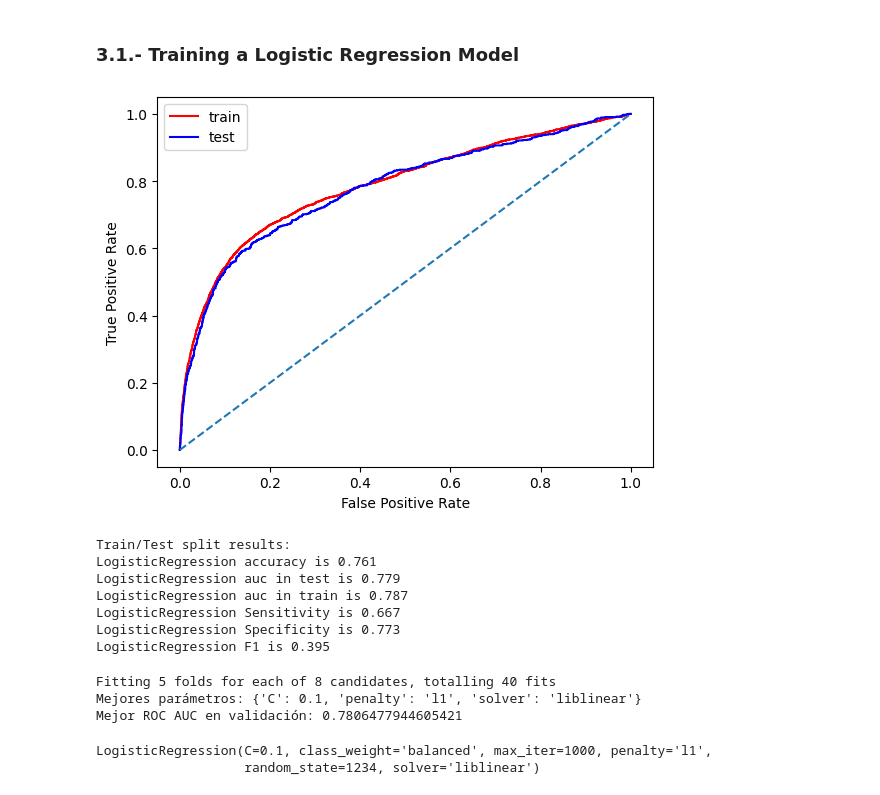
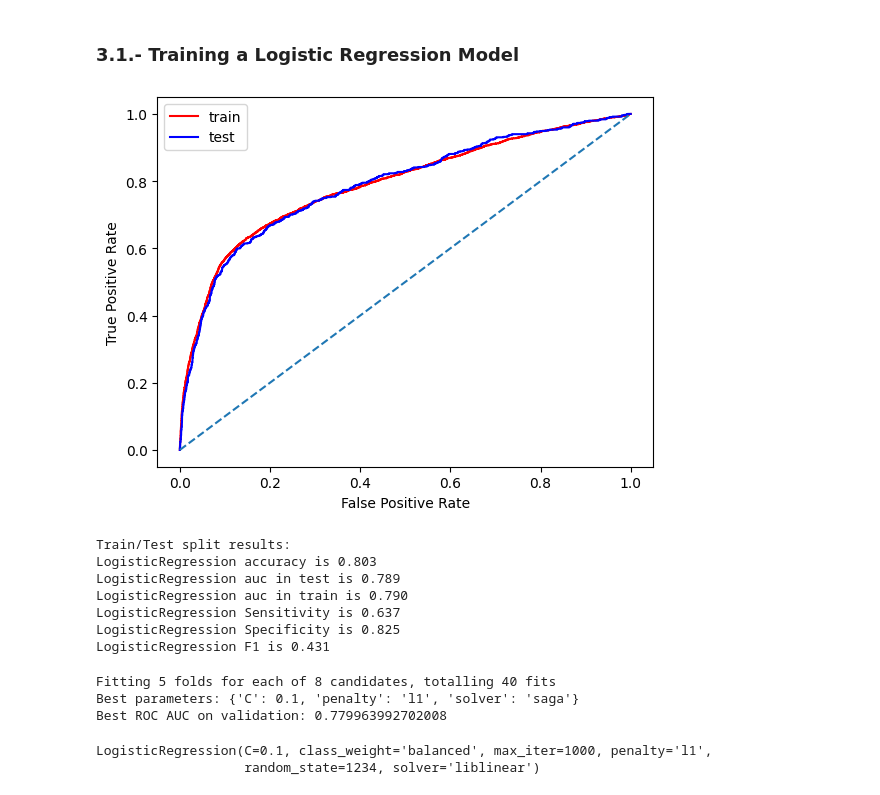
Before and after one commit to marcemir/MLAdvancedProject, a Jupyter notebook: 2410_kaggle_bank_campaingMarcelo.ipynb, the cells around one changed output. Saved outputs shown, nothing was run; the diff lists cells and outputs as text; code cells hidden in the pictures.

```diff
--- a/2410_kaggle_bank_campaingMarcelo.ipynb
+++ b/2410_kaggle_bank_campaingMarcelo.ipynb
@@ -532,9 +570,12 @@ X_train.shape, X_test.shape, y_train.shape, y_test.shape
 # %%
 # Definign the categorical columns for one-hot encoding
-categorical_columns = ['job', 'contact', 'marital_status', 'education_level', 'housing_type', 'day_of_week','is_default','loan']
+one_hot_columns = ['housing_type', 'day_of_week','loan']
+
+#Defining the categorical columns for Target encoding
+targ_enc_columns =['marital_status', 'education_level','is_default','contact']
 
 # Definign the categorical columns for WOE encoding
-woe_columns = ['month', 'poutcome']
+woe_columns = ['month', 'poutcome', 'job']
 
 # Definign the continuous columns for standard scaling
-continuous_columns = ['age', 'campaign', 'prev_days', 'prev_contacts', 'emp_var_rate', 'cons_price_idx', 'cons_conf_idx', 'euribor3m', 'nr_employed']
+continuous_columns = ['age', 'campaing', 'previous', 'emp_var_rate', 'cons_price_index', 'cons_conf_index', 'euribor_3m', 'n_employed']
@@ -661,0 +697,25 @@ train_transformed = train_df[['age','campaing','pdays',
+# %%
+# Function to transform Train and Test data using the defined encoders
+
+def encoding_data (X_train, y_train, X_test):
+
+    X_train_enc = X_train.copy()
+    X_test_enc = X_test.copy()
+
+
+    # Applying WOE encoding
+    X_train_enc, X_test_enc, woe_encoder = apply_woe(X_train_enc, y_train, X_test_enc, woe_columns)
+
+    # Applying Target encoding
+    X_train_enc, X_test_enc, target_encoder = apply_target_encoding(X_train_enc, y_train, X_test_enc, targ_enc_columns)
+
+    # Applying Standard Scaling
+    X_train_enc, X_test_enc, scaler = apply_scaling(X_train_enc, X_test_enc, continuous_columns)
+
+    # Applying One-hot encoding
+    X_train_enc, X_test_enc, one_hot_encoder = apply_one_hot_encoding(X_train_enc, X_test_enc, one_hot_columns)
+
+    return X_train_enc, X_test_enc, woe_encoder, target_encoder, scaler, one_hot_encoder
+# %%
+# Encoding Train and Test data
+X_train_enc, X_test_enc, woe_encoder, target_encoder, scaler, one_hot_encoder = encoding_data(X_train, y_train, X_test)
@@ -709,24 +837,24 @@ def compute_metrics(model,X_train, y_train, X_test, y_test, trh = 0.5):
 from sklearn.linear_model import LogisticRegression
 
 model_rl_3 =  LogisticRegression(solver = 'liblinear', random_state= 1234, class_weight='balanced' ) # class_weight='balanced' para balancear las clases
-model_rl_3.fit(X_train_transformed_df, y_train)
+model_rl_3.fit(X_train_enc, y_train)
 
 #-----------------------------------------
 # Predict con el dataset de test
 
-y_pred = model_rl_3.predict(X_test_transformed_df)
-y_pred_prb = model_rl_3.predict_proba(X_test_transformed_df)
+y_pred = model_rl_3.predict(X_test_enc)
+y_pred_prb = model_rl_3.predict_proba(X_test_enc)
 # %%
-compute_metrics(model_rl_3, X_train_transformed_df, y_train, X_test_transformed_df, y_test)
+compute_metrics(model_rl_3, X_train_enc, y_train, X_test_enc, y_test)
 # %% [output]
-[figure, old version]
+[figure, new version]
 Train/Test split results:
-LogisticRegression accuracy is 0.761
-LogisticRegression auc in test is 0.779
-LogisticRegression auc in train is 0.787
-LogisticRegression Sensitivity is 0.667
-LogisticRegression Specificity is 0.773
-LogisticRegression F1 is 0.395
+LogisticRegression accuracy is 0.803
+LogisticRegression auc in test is 0.789
+LogisticRegression auc in train is 0.790
+LogisticRegression Sensitivity is 0.637
+LogisticRegression Specificity is 0.825
+LogisticRegression F1 is 0.431
 # %%
 # LR Hyperparameter tuning 1 - GridSearchCV
 
@@ -748,7 +876,7 @@ grid_search = GridSearchCV(
 )
 
 # Fit the model
-grid_search.fit(X_train_transformed_df, y_train)
+grid_search.fit(X_train, y_train)
 
 # Best hyperparameters
 print("Best parameters:", grid_search.best_params_)
@@ -758,8 +886,8 @@ print("Best ROC AUC on validation:", grid_search.best_score_)
 best_params = grid_search.best_params_
 # %% [output]
 Fitting 5 folds for each of 8 candidates, totalling 40 fits
-Mejores parámetros: {'C': 0.1, 'penalty': 'l1', 'solver': 'liblinear'}
-Mejor ROC AUC en validación: 0.7806477944605421
+Best parameters: {'C': 0.1, 'penalty': 'l1', 'solver': 'saga'}
+Best ROC AUC on validation: 0.779963992702008
 # %%
 # Initialize the best model with the best hyperparameters
 best_rl_model = LogisticRegression(max_iter=1000, random_state=1234, class_weight='balanced', **best_params)
```
Also changed, not shown: parts of 67 cells of this notebook, 6 other files.
